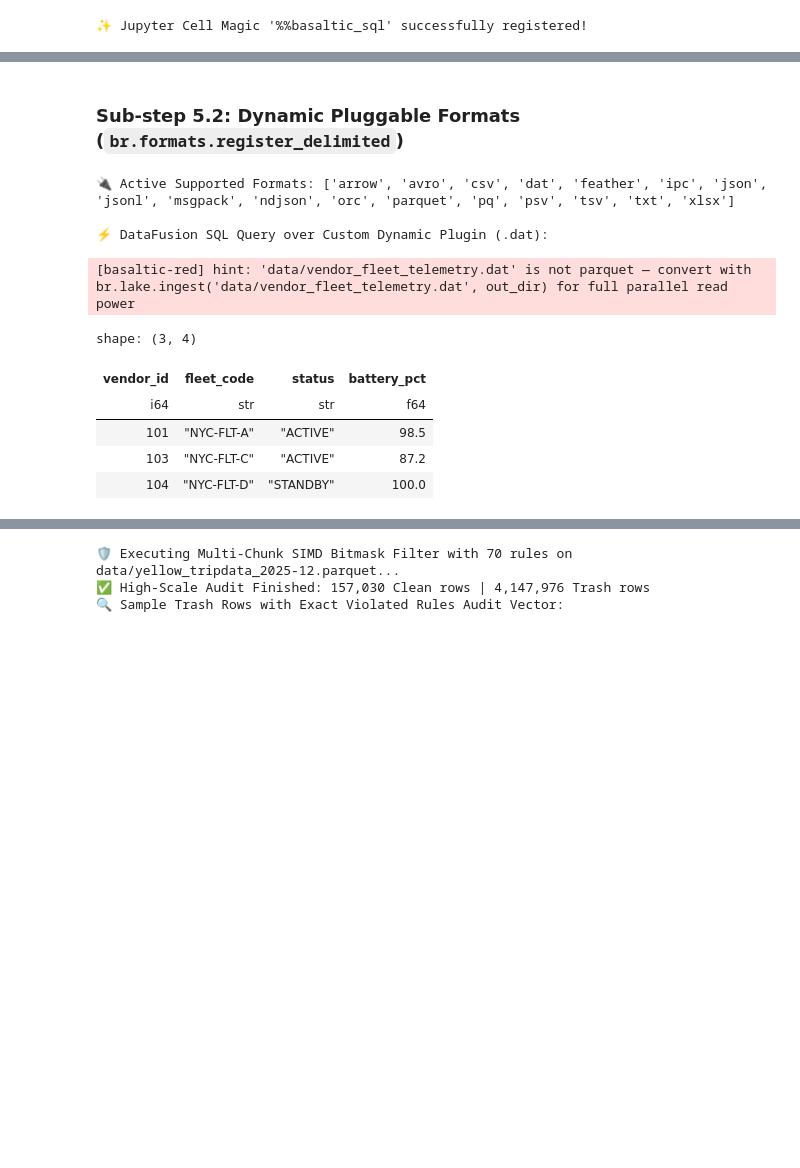
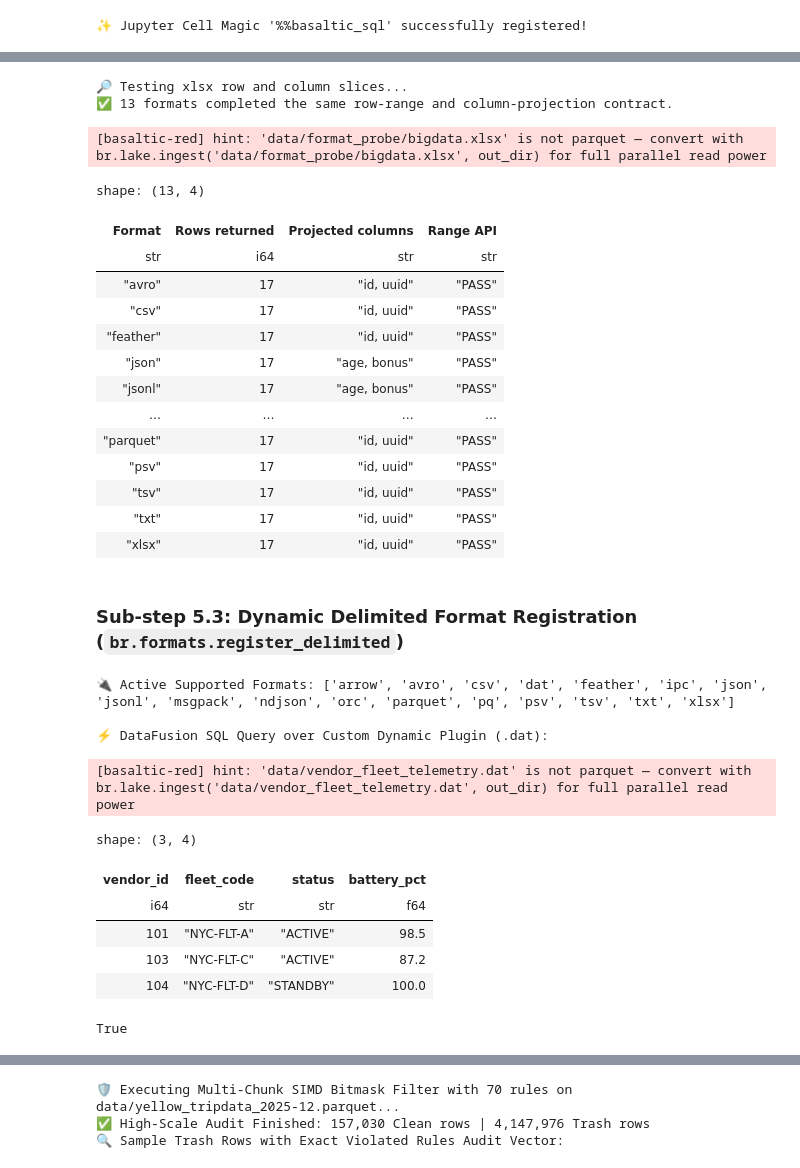
Before and after one commit to VanDung-dev/basaltic-red, a Jupyter notebook: demo.ipynb, the cells around one changed output, grey strips where cells are left out. Cells and saved outputs as stored; diff of their text form; code cells hidden in the pictures; blank space fills up the shorter version.

```diff
--- a/demo.ipynb
+++ b/demo.ipynb
@@ -765,0 +781,55 @@ shape: (6, 5)
+# %%
+from pathlib import Path
+
+# JSON, Avro, XLSX, and MsgPack writers require all 30 base columns; keep rows small for a quick probe.
+format_probe_dir = Path("data/format_probe")
+if format_probe_dir.exists():
+    shutil.rmtree(format_probe_dir)
+
+subprocess.run(
+    [
+        "cargo", "run", "--quiet", "--release",
+        "--manifest-path", "tools/bigdata-gen/Cargo.toml", "--",
+        "all", "--rows", "256", "--cols", "30",
+        "--output-dir", str(format_probe_dir), "--jobs", "4",
+    ],
+    check=True,
+)
+
+supported_formats = {
+    str(ext).lower().lstrip(".")
+    for ext in br.formats.list_formats()
+}
+format_files = sorted(format_probe_dir.glob("bigdata.*"))
+assert len(format_files) == 13, f"Expected 13 generated formats, found {len(format_files)}"
+
+format_results = []
+for format_path in format_files:
+    extension = format_path.suffix.lower().lstrip(".")
+    print(f"🔎 Testing {extension} row and column slices...", flush=True)
+    assert extension in supported_formats, f"{extension} is generated but not registered by the reader"
+
+    row_slice = br.read.slice_rows(str(format_path), offset=31, limit=17)
+    selected_columns = list(row_slice.column_names[:2])
+    projected_slice = br.read.slice_cols(
+        str(format_path),
+        selected_cols=selected_columns,
+        offset=31,
+        limit=17,
+    )
+
+    assert row_slice.num_rows == 17, f"{extension}: row slice returned {row_slice.num_rows} rows"
+    assert projected_slice.num_rows == 17, f"{extension}: projected slice returned {projected_slice.num_rows} rows"
+    assert projected_slice.column_names == selected_columns, f"{extension}: projected columns do not match"
+
+    format_results.append({
+        "Format": extension,
+        "Rows returned": row_slice.num_rows,
+        "Projected columns": ", ".join(projected_slice.column_names),
+        "Range API": "PASS",
+    })
+
+format_matrix = pl.DataFrame(format_results).sort("Format")
+print(f"✅ {len(format_results)} formats completed the same row-range and column-projection contract.")
+display(format_matrix)
+# %% [output]
@@ -766,5 +864,22 @@ shape: (6, 5)
+🔎 Testing xlsx row and column slices...
+✅ 13 formats completed the same row-range and column-projection contract.
+[basaltic-red] hint: 'data/format_probe/bigdata.xlsx' is not parquet — convert with br.lake.ingest('data/format_probe/bigdata.xlsx', out_dir) for full parallel read power
+shape: (13, 4)
+| Format | Rows returned | Projected columns | Range API |
+| str | i64 | str | str |
+| "avro" | 17 | "id, uuid" | "PASS" |
+| "csv" | 17 | "id, uuid" | "PASS" |
+| "feather" | 17 | "id, uuid" | "PASS" |
+| "json" | 17 | "age, bonus" | "PASS" |
+| "jsonl" | 17 | "age, bonus" | "PASS" |
+| … | … | … | … |
+| "parquet" | 17 | "id, uuid" | "PASS" |
+| "psv" | 17 | "id, uuid" | "PASS" |
+| "tsv" | 17 | "id, uuid" | "PASS" |
+| "txt" | 17 | "id, uuid" | "PASS" |
+| "xlsx" | 17 | "id, uuid" | "PASS" |
 # %% [markdown]
-### Sub-step 5.2: Dynamic Pluggable Formats (`br.formats.register_delimited`)
+### Sub-step 5.3: Dynamic Delimited Format Registration (`br.formats.register_delimited`)
 # %%
 # 1. Create a custom pipe-delimited data file (.dat)
 custom_dat_path = "data/vendor_fleet_telemetry.dat"
@@ -783,6 +898,8 @@ print("🔌 Active Supported Formats:", br.formats.list_formats())
 telemetry_df = run_sql(f"SELECT vendor_id, fleet_code, status, battery_pct FROM '{custom_dat_path}' WHERE battery_pct > 50.0")
 print("\n⚡ DataFusion SQL Query over Custom Dynamic Plugin (.dat):")
 display(telemetry_df)
+# Remove the temporary handler from this kernel after the example.
+br.formats.unregister_format("dat")
 # %% [output]
 🔌 Active Supported Formats: ['arrow', 'avro', 'csv', 'dat', 'feather', 'ipc', 'json', 'jsonl', 'msgpack', 'ndjson', 'orc', 'parquet', 'pq', 'psv', 'tsv', 'txt', 'xlsx']
 
@@ -794,4 +911,5 @@ shape: (3, 4)
 | 101 | "NYC-FLT-A" | "ACTIVE" | 98.5 |
 | 103 | "NYC-FLT-C" | "ACTIVE" | 87.2 |
 | 104 | "NYC-FLT-D" | "STANDBY" | 100.0 |
+True
 # %% [markdown]
```
Also changed, not shown: parts of 35 cells of this notebook.
